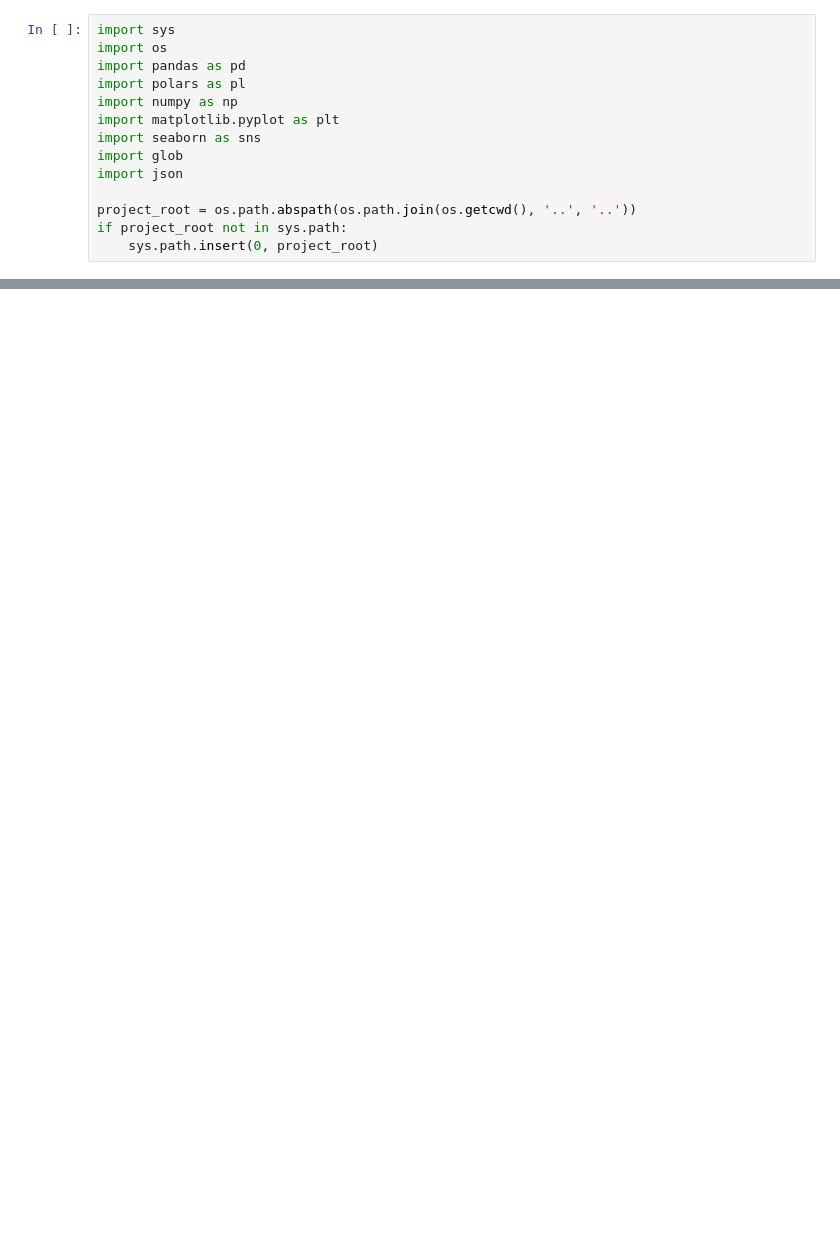
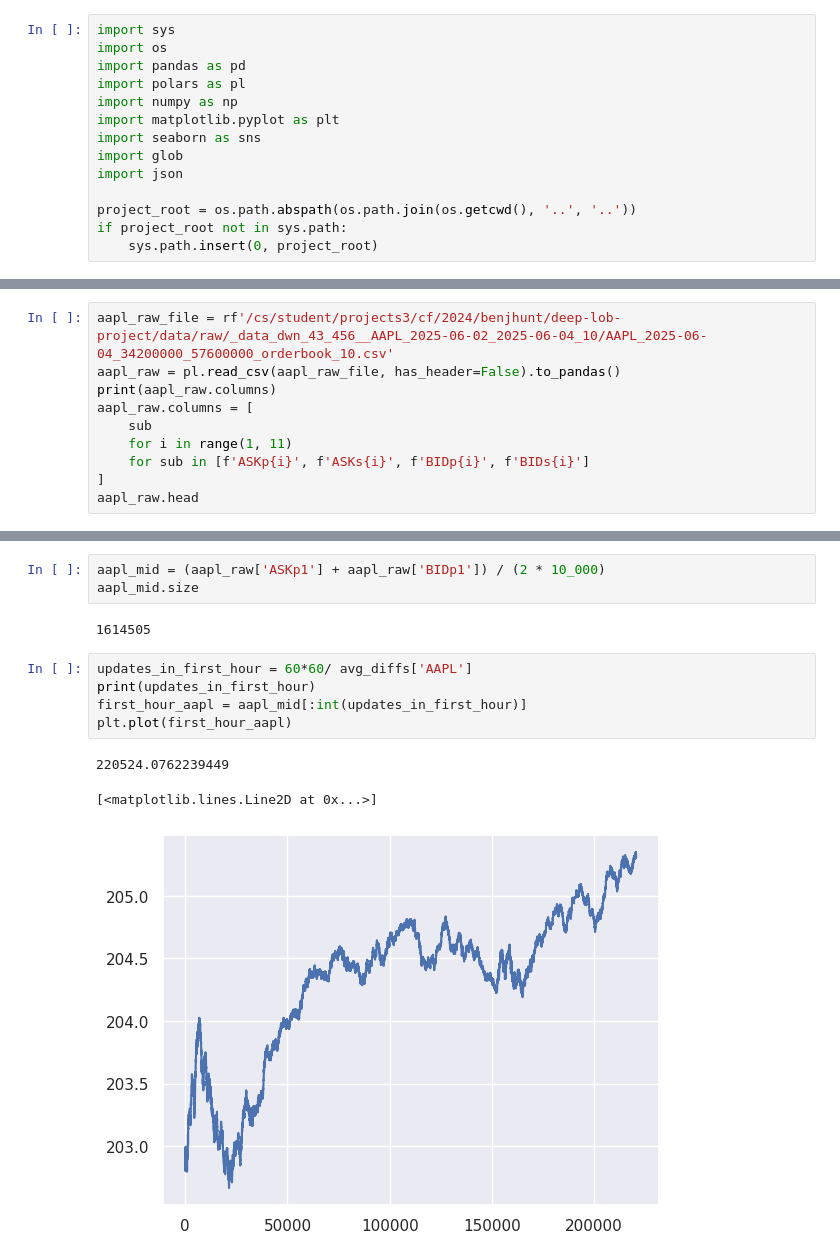
Before and after one commit to benhunt19/deep-lob-project, a Jupyter notebook: src/notebooks/exploratoryDataAnalysis.ipynb, the cells around one changed output, grey strips where cells are left out. Saved outputs shown, nothing was run; the diff lists cells and outputs as text; blank space fills up the shorter version.

```diff
--- a/src/notebooks/exploratoryDataAnalysis.ipynb
+++ b/src/notebooks/exploratoryDataAnalysis.ipynb
@@ -46,0 +81,10 @@ Ticker: TSLA, Average Update difference: 0.09110526379624949
+# %%
+aapl_raw_file = rf'/cs/student/projects3/cf/2024/benjhunt/deep-lob-project/data/raw/_data_dwn_43_456__AAPL_2025-06-02_2025-06-04_10/AAPL_2025-06-04_34200000_57600000_orderbook_10.csv'
+aapl_raw = pl.read_csv(aapl_raw_file, has_header=False).to_pandas()
+print(aapl_raw.columns)
+aapl_raw.columns = [
+    sub
+    for i in range(1, 11)
+    for sub in [f'ASKp{i}', f'ASKs{i}', f'BIDp{i}', f'BIDs{i}']
+]
+aapl_raw.head
@@ -46,0 +118,14 @@ Ticker: TSLA, Average Update difference: 0.09110526379624949
+# %%
+aapl_mid = (aapl_raw['ASKp1'] + aapl_raw['BIDp1']) / (2 * 10_000)
+aapl_mid.size
+# %% [output]
+1614505
+# %%
+updates_in_first_hour = 60*60/ avg_diffs['AAPL']
+print(updates_in_first_hour)
+first_hour_aapl = aapl_mid[:int(updates_in_first_hour)]
+plt.plot(first_hour_aapl)
+# %% [output]
+220524.0762239449
+[<matplotlib.lines.Line2D at 0x...>]
+[figure, added]
```
Also changed, not shown: parts of 5 cells of this notebook.
